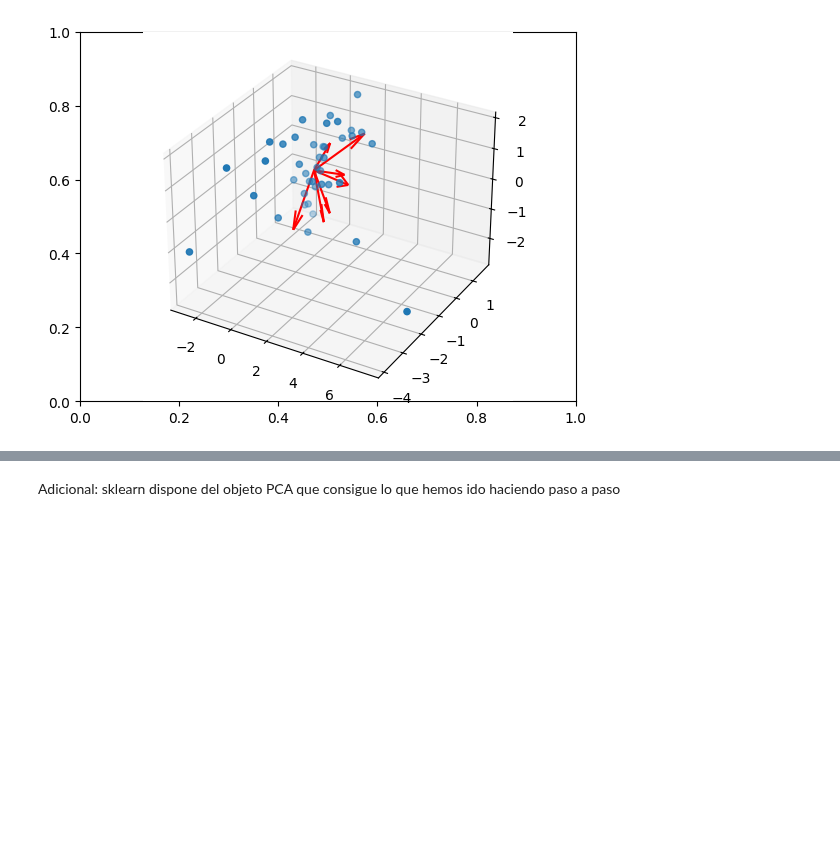
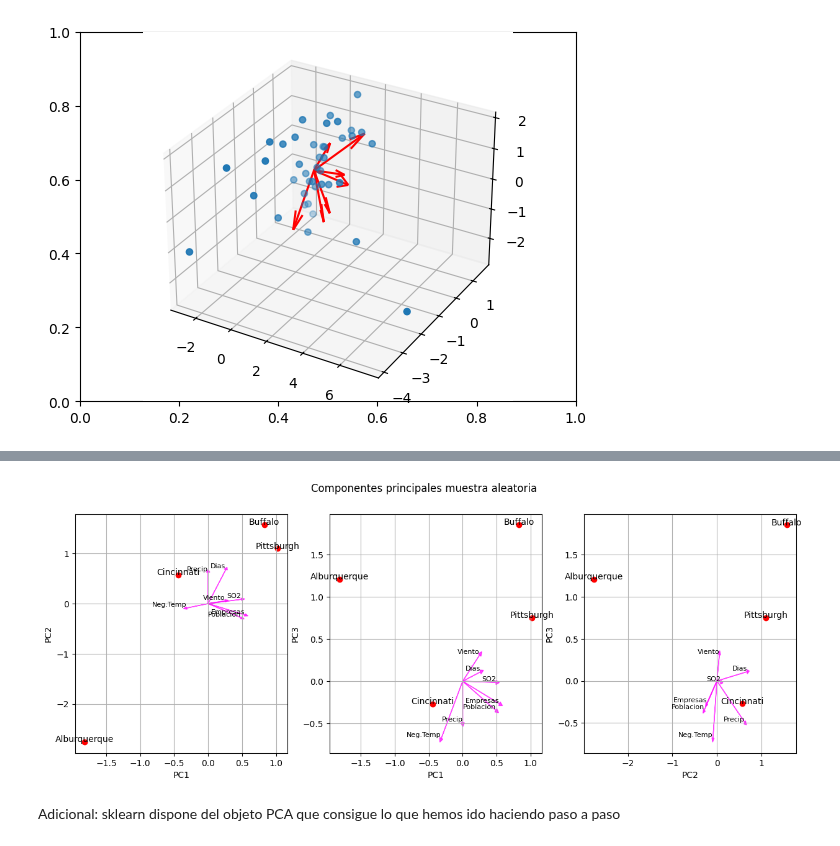
Before and after one commit to Alf-caput/P1_MineriaDeDatos, a Jupyter notebook: P3_ReduccionDimensionalidad/P3_ReduccionDimensionalidad.ipynb, the cells around one changed output, grey strips where cells are left out. Saved outputs shown, nothing was run; the diff lists cells and outputs as text; code cells hidden in the pictures; blank space fills up the shorter version.

```diff
--- a/P3_ReduccionDimensionalidad/P3_ReduccionDimensionalidad.ipynb
+++ b/P3_ReduccionDimensionalidad/P3_ReduccionDimensionalidad.ipynb
@@ -445,0 +431,6 @@ for i, variable in enumerate(df_std.columns):
+# %%
+seed = 40
+num_ciudades = 4
+city_sample = df.sample(n=num_ciudades, random_state=seed)
+city_sample_pca = df_pca.loc[city_sample.index, :]
+city_sample
@@ -446,3 +453,25 @@ for i, variable in enumerate(df_std.columns):
+# %%
+fig, axs = plt.subplots(1, 3, figsize=(15, 5))
+num_comp = 3
+scale_factor = 1
+pc_eigenvectors = eigenvectors[:, :num_comp] * scale_factor
+pc_axs = {'PC1': 0, 'PC2': 1, 'PC3': 2}
+for i, (x, y) in enumerate([('PC1', 'PC2'), ('PC1', 'PC3'), ('PC2', 'PC3')]):
+    axs[i].scatter(city_sample_pca[x], city_sample_pca[y], color='red')
+    for indice, fila in city_sample_pca.iterrows():
+        axs[i].text(fila[x], fila[y], indice, ha='center')
+    for j, variable in enumerate(city_sample.columns):
+        # Components of the eigenvector (same as coords of initial variables) in pc_axs[x], pc_axs[y] dimensions
+        u, v = pc_eigenvectors[j, pc_axs[x]], pc_eigenvectors[j, pc_axs[y]]
+        axs[i].arrow(0, 0, u, v, color='magenta', alpha=0.7, head_width=0.05, head_length=0.05)
+        axs[i].text(u, v, variable, color='k', ha='right', va='bottom', fontsize=8)
+        axs[i].set_xlabel(x)
+        axs[i].set_ylabel(y)
+    axs[i].grid()
+plt.suptitle('Componentes principales muestra aleatoria')
+plt.show()
+# %% [output]
+[figure, added]
 # %% [markdown]
 Adicional: sklearn dispone del objeto PCA que consigue lo que hemos ido haciendo paso a paso
 # %%
```
Also changed, not shown: parts of 7 cells of this notebook.
